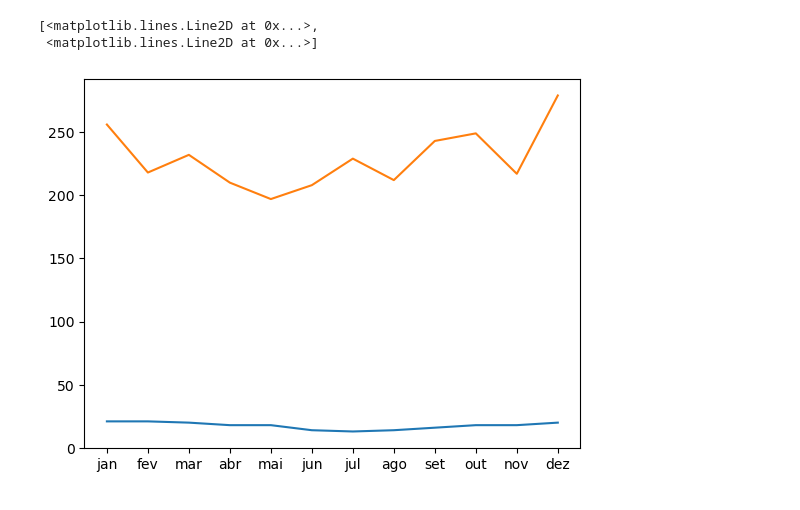
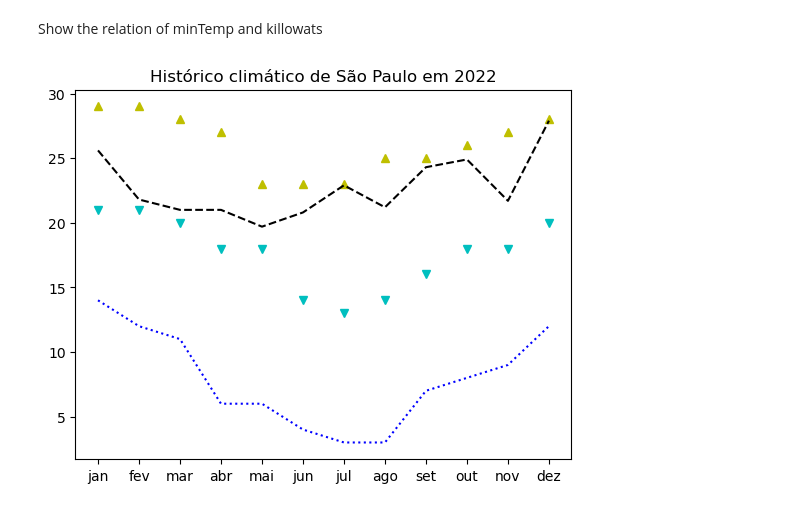
Before and after one commit to vitorluuiz/python-ML, a Jupyter notebook: energy_costs/ML_energy_costs.ipynb, the cells around one changed output. Saved outputs shown, nothing was run; the diff lists cells and outputs as text; code cells hidden in the pictures.

```diff
--- a/energy_costs/ML_energy_costs.ipynb
+++ b/energy_costs/ML_energy_costs.ipynb
@@ -40,8 +35,22 @@ plt.plot(history.history['loss'])
-# %%
-plt.plot(months, minTemp, kw)
-# %% [output]
-[<matplotlib.lines.Line2D at 0x...>,
- <matplotlib.lines.Line2D at 0x...>]
-[figure, removed]
+# %% [markdown]
+Show the relation of minTemp and killowats
+# %%
+# create plot to show the dataSet
+plt.plot(
+    # add maxTemp in yellow
+    weather_list['mês'], weather_list['maxTemp'],'y^',
+    # add mintemp in green
+    weather_list['mês'],weather_list['minTemp'],'cv',
+    # add rainyDays in blue
+    weather_list['mês'],weather_list['rainyDays'],'b:',
+    # add kw in black
+    weather_list['mês'], kw, 'k--')
+
+plt.title('Histórico climático de São Paulo em 2022')
+
+# show plot
+plt.show()
+# %% [output]
+[figure, added]
 # %%
 # Temperatura miníma média no mês
```
Also changed, not shown: parts of 11 cells of this notebook.
